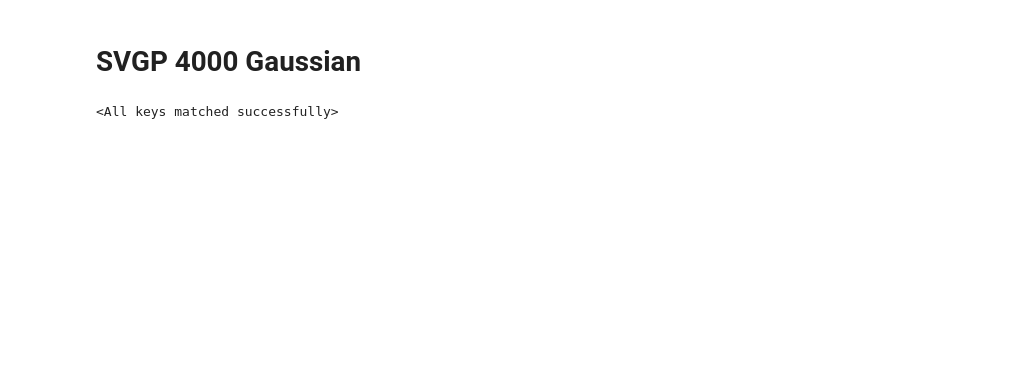
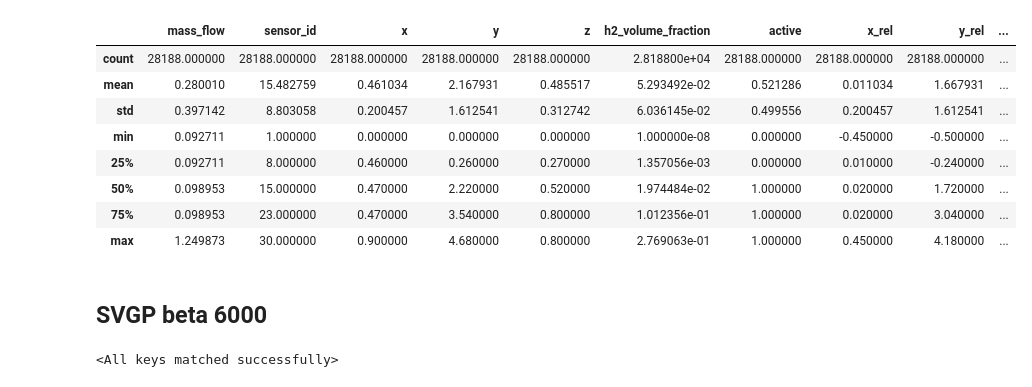
Before and after one commit to nicmig/H2-dispersion-model, a Jupyter notebook: kernel_analysis.ipynb, the cells around one changed output. Drawn from its saved outputs; the diff is of its cells as text; code cells hidden in the pictures; blank space fills up the shorter version.

```diff
--- a/kernel_analysis.ipynb
+++ b/kernel_analysis.ipynb
@@ -9,7 +9,7 @@ import pandas as pd
 from h2_dispersion_gp import load_model, evaluate_gp_model
 # %%
 # Load data
-df = pd.read_csv('/home/niclasflehmig/VisualCodeProjects/H2-dispersion-model/data/unified_raw_two_modes.csv')
+df = pd.read_csv('data/unified_preprocessed_9e-3.csv')
 
 # Sensor positions (should match your data)
 SENSOR_POSITIONS = {
@@ -29,3 +38,15 @@ df_test = df[df['split'] == 'test'].copy()
+# %%
+df_test.describe()
+# %% [output]
+|  | mass_flow | sensor_id | x | y | z | h2_volume_fraction | active | x_rel | y_rel | ... |
+| count | 28188.000000 | 28188.000000 | 28188.000000 | 28188.000000 | 28188.000000 | 2.818800e+04 | 28188.000000 | 28188.000000 | 28188.000000 | ... |
+| mean | 0.280010 | 15.482759 | 0.461034 | 2.167931 | 0.485517 | 5.293492e-02 | 0.521286 | 0.011034 | 1.667931 | ... |
+| std | 0.397142 | 8.803058 | 0.200457 | 1.612541 | 0.312742 | 6.036145e-02 | 0.499556 | 0.200457 | 1.612541 | ... |
+| min | 0.092711 | 1.000000 | 0.000000 | 0.000000 | 0.000000 | 1.000000e-08 | 0.000000 | -0.450000 | -0.500000 | ... |
+| 25% | 0.092711 | 8.000000 | 0.460000 | 0.260000 | 0.270000 | 1.357056e-03 | 0.000000 | 0.010000 | -0.240000 | ... |
+| 50% | 0.098953 | 15.000000 | 0.470000 | 2.220000 | 0.520000 | 1.974484e-02 | 1.000000 | 0.020000 | 1.720000 | ... |
+| 75% | 0.098953 | 23.000000 | 0.470000 | 3.540000 | 0.800000 | 1.012356e-01 | 1.000000 | 0.020000 | 3.040000 | ... |
+| max | 1.249873 | 30.000000 | 0.900000 | 4.680000 | 0.800000 | 2.769063e-01 | 1.000000 | 0.450000 | 4.180000 | ... |
 # %% [markdown]
-# SVGP 4000 Gaussian
+## SVGP beta 6000
 # %%
```
Also changed, not shown: parts of 37 cells of this notebook, 6 other files.
